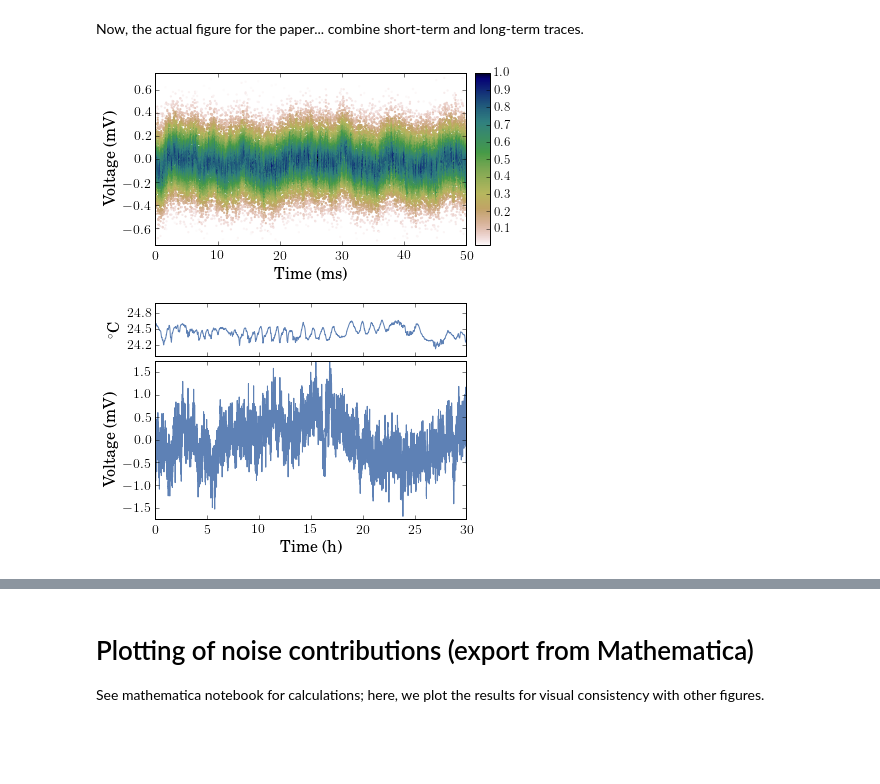
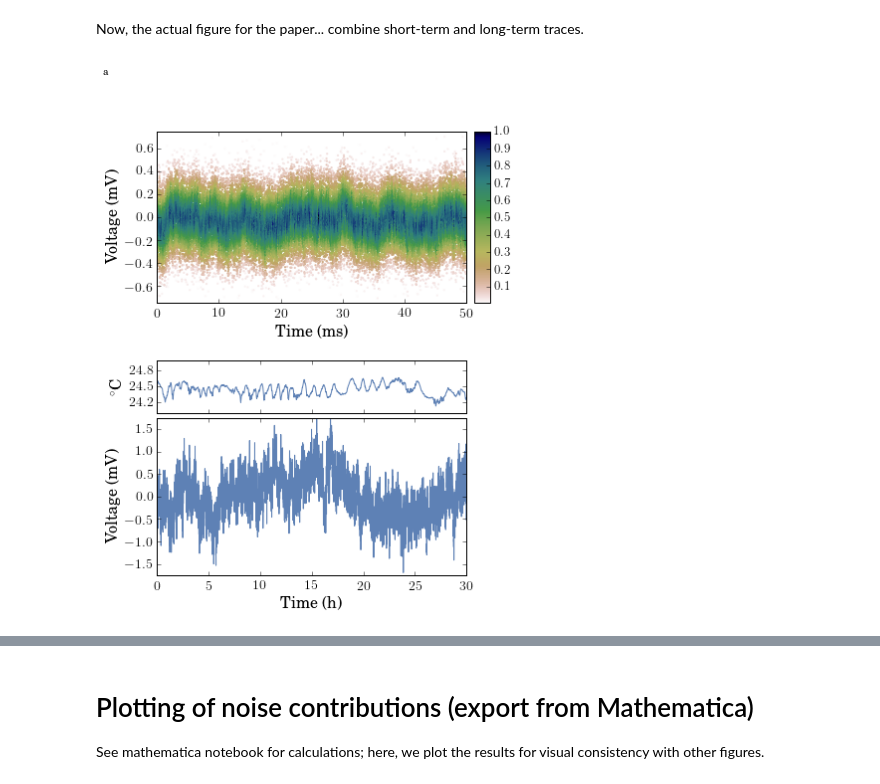
Before and after one commit to npisenti/piezo, a Jupyter notebook: calc/NoiseAnalysisFinal.ipynb, the cells around one changed output, grey strips where cells are left out. Cells and saved outputs as stored; diff of their text form; code cells hidden in the pictures; blank space fills up the shorter version.

```diff
--- a/calc/NoiseAnalysisFinal.ipynb
+++ b/calc/NoiseAnalysisFinal.ipynb
@@ -305,34 +335,34 @@ ax_V.set_ylim([-1.75,1.75])
 ax_V.set_xlim([0,30])
 ax_V.yaxis.set_ticks(np.linspace(-1.5,1.5,7))
 ax_V.tick_params(labelsize=14)
 
 ax_temp.set_ylabel('$^\circ$C', fontsize=16)
 ax_temp.plot(temp.rolling(20).mean())
 
 #ax_temp.set_ylim([22.9, 23.9])
 ax_temp.set_ylim([24, 25])
 ax_temp.yaxis.set_ticks(np.linspace(24.2,24.8,3))
 ax_temp.tick_params(labelsize=14)
 
 
 cnorm = matplotlib.colors.Normalize(vmin=np.min(c), vmax = np.max(c))
 sc = ax_short.scatter(short_t, y, c=c, s=5, edgecolors='', cmap='gist_earth_r', norm=cnorm)
 ax_short.set_xlim(0, 50)
 ax_short.set_ylim(-0.75, 0.75)
 ax_short.set_ylabel("Voltage (mV)", fontsize=16)
 ax_short.set_xlabel("Time (ms)", fontsize=16)
 ax_short.tick_params(labelsize=14)
 
 
 f.colorbar(sc, cax=color_ax)
 color_ax.tick_params(labelsize=13)
 
 gs.update(top=0.5, hspace=0.05, wspace = 0.05)
 gs_top.update(bottom=0.6, wspace = 0.05)
+f.text(0, 1, 'a')
 
-
-plt.savefig('../fig/TimeDomain.pdf')
-plt.savefig('../fig/TimeDomain.png', dpi=300)
+#plt.savefig('../fig/TimeDomain.pdf')
+#plt.savefig('../fig/TimeDomain.png', dpi=300)
 plt.show()
 # %% [output]
-[figure, old version]
+[figure, new version]
```
Also changed, not shown: parts of 4 cells of this notebook, 13 other files.
